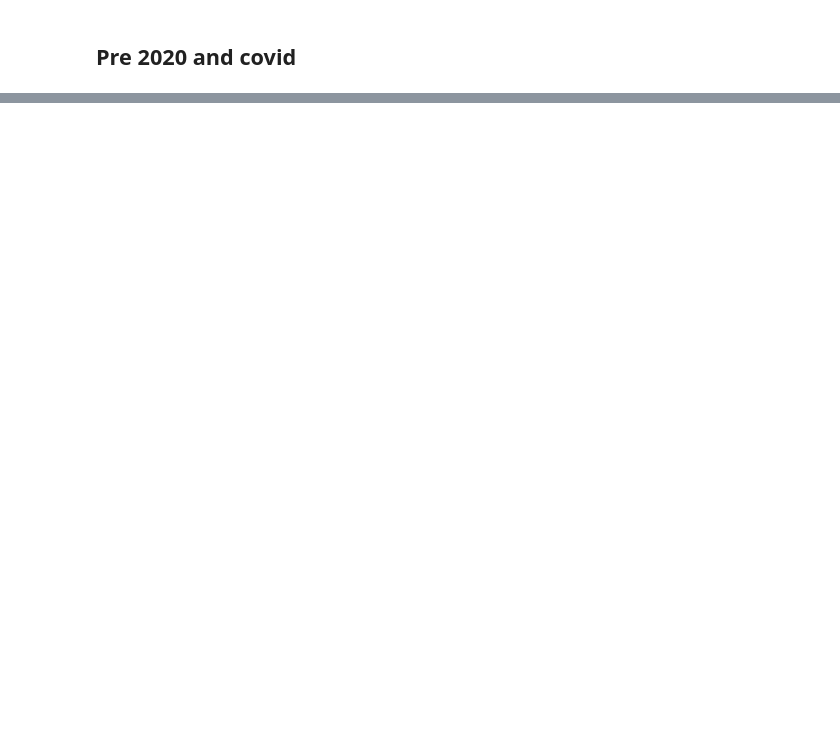
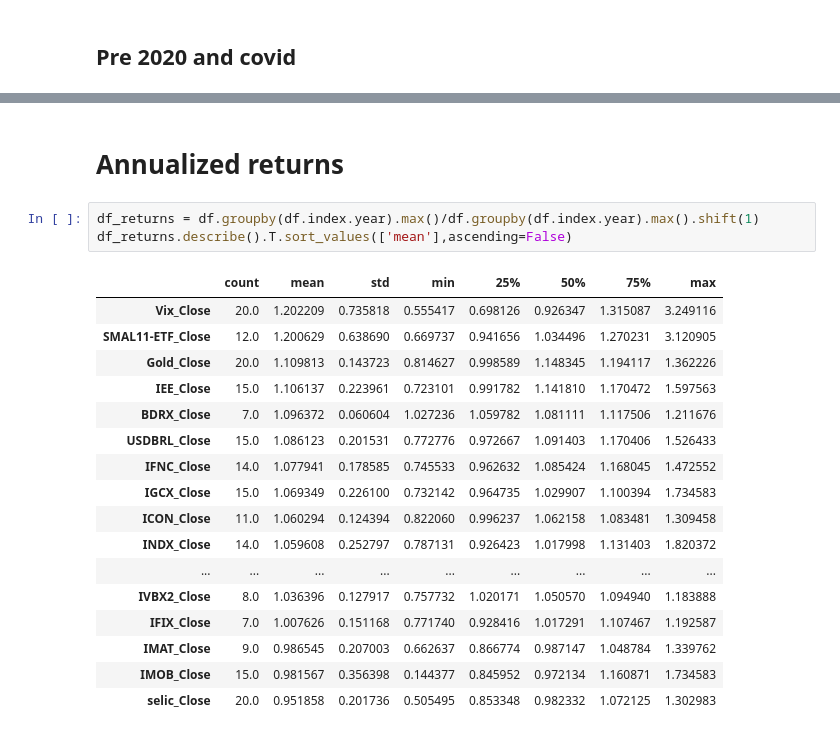
Before and after one commit to edmarRod/Stocks, a Jupyter notebook: Untitled Folder/EDA.ipynb, the cells around one changed output, grey strips where cells are left out. Drawn from its saved outputs; the diff is of its cells as text; blank space fills up the shorter version.

```diff
--- a/Untitled Folder/EDA.ipynb
+++ b/Untitled Folder/EDA.ipynb
@@ -231,0 +296,23 @@ plt.show()
+# %% [markdown]
+# Annualized returns
+# %%
+df_returns = df.groupby(df.index.year).max()/df.groupby(df.index.year).max().shift(1)
+df_returns.describe().T.sort_values(['mean'],ascending=False)
+# %% [output]
+|  | count | mean | std | min | 25% | 50% | 75% | max |
+| Vix_Close | 20.0 | 1.202209 | 0.735818 | 0.555417 | 0.698126 | 0.926347 | 1.315087 | 3.249116 |
+| SMAL11-ETF_Close | 12.0 | 1.200629 | 0.638690 | 0.669737 | 0.941656 | 1.034496 | 1.270231 | 3.120905 |
+| Gold_Close | 20.0 | 1.109813 | 0.143723 | 0.814627 | 0.998589 | 1.148345 | 1.194117 | 1.362226 |
+| IEE_Close | 15.0 | 1.106137 | 0.223961 | 0.723101 | 0.991782 | 1.141810 | 1.170472 | 1.597563 |
+| BDRX_Close | 7.0 | 1.096372 | 0.060604 | 1.027236 | 1.059782 | 1.081111 | 1.117506 | 1.211676 |
+| USDBRL_Close | 15.0 | 1.086123 | 0.201531 | 0.772776 | 0.972667 | 1.091403 | 1.170406 | 1.526433 |
+| IFNC_Close | 14.0 | 1.077941 | 0.178585 | 0.745533 | 0.962632 | 1.085424 | 1.168045 | 1.472552 |
+| IGCX_Close | 15.0 | 1.069349 | 0.226100 | 0.732142 | 0.964735 | 1.029907 | 1.100394 | 1.734583 |
+| ICON_Close | 11.0 | 1.060294 | 0.124394 | 0.822060 | 0.996237 | 1.062158 | 1.083481 | 1.309458 |
+| INDX_Close | 14.0 | 1.059608 | 0.252797 | 0.787131 | 0.926423 | 1.017998 | 1.131403 | 1.820372 |
+| ... | ... | ... | ... | ... | ... | ... | ... | ... |
+| IVBX2_Close | 8.0 | 1.036396 | 0.127917 | 0.757732 | 1.020171 | 1.050570 | 1.094940 | 1.183888 |
+| IFIX_Close | 7.0 | 1.007626 | 0.151168 | 0.771740 | 0.928416 | 1.017291 | 1.107467 | 1.192587 |
+| IMAT_Close | 9.0 | 0.986545 | 0.207003 | 0.662637 | 0.866774 | 0.987147 | 1.048784 | 1.339762 |
+| IMOB_Close | 15.0 | 0.981567 | 0.356398 | 0.144377 | 0.845952 | 0.972134 | 1.160871 | 1.734583 |
+| selic_Close | 20.0 | 0.951858 | 0.201736 | 0.505495 | 0.853348 | 0.982332 | 1.072125 | 1.302983 |
```
Also changed, not shown: parts of 20 cells of this notebook, 2 other files.
